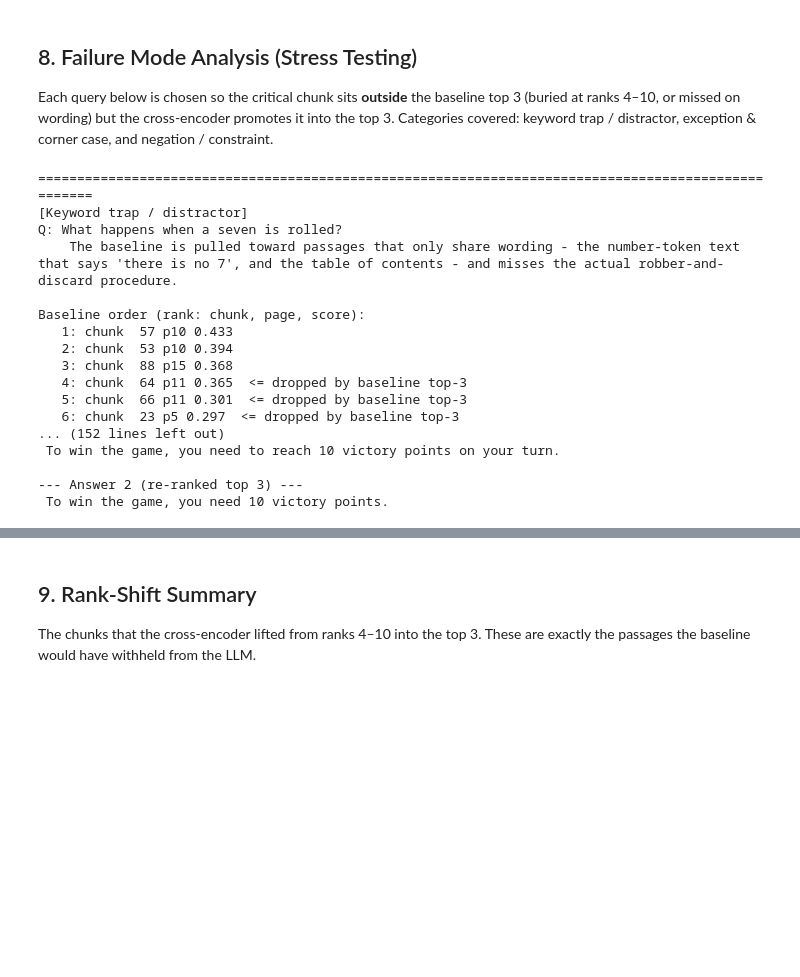
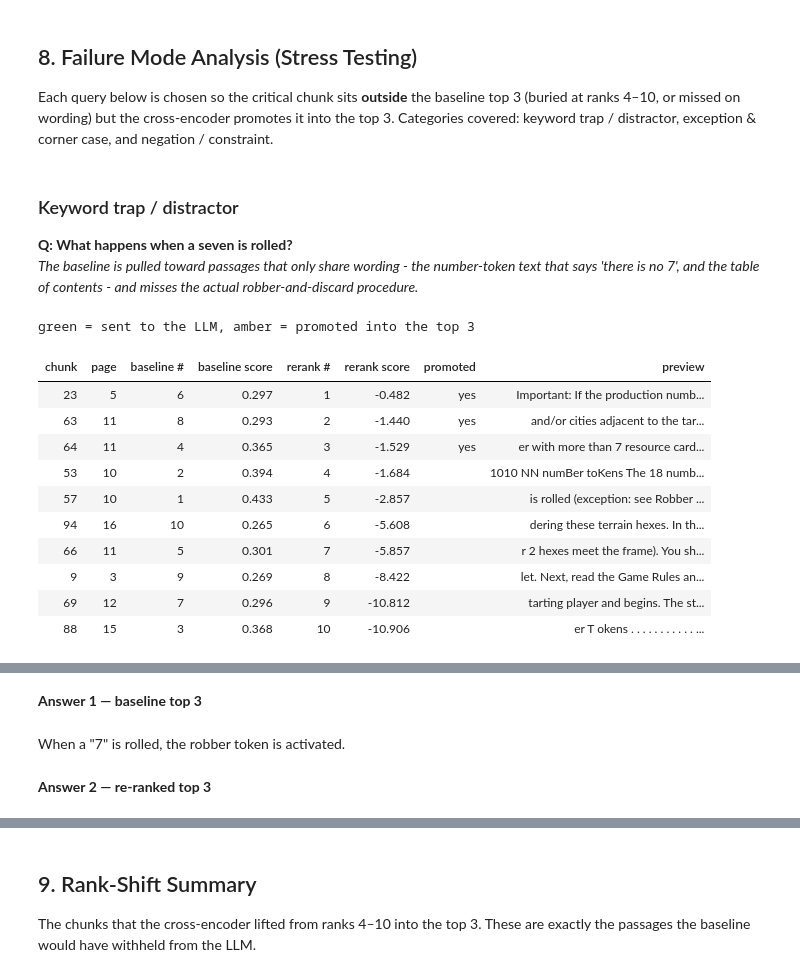
Before and after one commit to iParamModi/lma-assn-1, a Jupyter notebook: rag_assignment.ipynb, the cells around one changed output, grey strips where cells are left out. Cells and saved outputs as stored; diff of their text form; code cells hidden in the pictures; blank space fills up the shorter version.

```diff
--- a/rag_assignment.ipynb
+++ b/rag_assignment.ipynb
@@ -294,79 +327,58 @@ FAILURE_QUERIES = [
     },
     {
         "category": "Negation / constraint",
         "query": "Can I give away resource cards to another player as a gift?",
         "note": "The governing rule is a prohibition ('you cannot give away cards'); the bi-encoder "
                 "blurs the negative and surfaces generic trading text instead.",
     },
     {
         "category": "Buried specific (ranks 4-10)",
         "query": "How many points do I need to win?",
         "note": "The exact victory-point total appears in one worked example, buried below several "
                 "passages that mention points in general.",
     },
 ]
 
 
-def analyse(query, note="", category="", make_answers=True):
-    base = baseline_retrieve(query, TOP_K)
-    base_ids = [c["id"] for c in base]
-    reranked = rerank(query, base)
-    rr_ids = [c["id"] for c in reranked]
-
-    print("=" * 100)
-    if category:
-        print(f"[{category}]")
-    print("Q:", query)
-    if note:
-        print("   ", note)
-    print("\nBaseline order (rank: chunk, page, score):")
-    for rank, c in enumerate(base, start=1):
-        mark = "  <= dropped by baseline top-3" if rank > TOP_N else ""
-        print(f"  {rank:>2}: chunk {c['id']:>3} p{chunks[c['id']]['page']} {c['score']:.3f}{mark}")
-
-    print("\nRe-ranked order:")
-    for rank, c in enumerate(reranked, start=1):
-        print(f"  {rank:>2}: chunk {c['id']:>3} p{chunks[c['id']]['page']} {c['score']:.3f}")
+def analyse(query, note="", category=""):
+    base, base_ids, reranked, rr_ids = run_both(query)
+    display(Markdown(f"### {category}\n**Q: {query}**  \n_{note}_"))
+    display(style_ranking(ranking_table(base, reranked),
+                          "green = sent to the LLM, amber = promoted into the top 3"))
 
     promoted = [i for i in rr_ids[:TOP_N] if i in base_ids[TOP_N:]]
-    records = []
+    records, lines = [], []
     for pid in promoted:
-        before = base_ids.index(pid) + 1
-        after = rr_ids.index(pid) + 1
+        before, after = base_ids.index(pid) + 1, rr_ids.index(pid) + 1
         records.append({"query": query, "category": category, "chunk": pid,
                         "page": chunks[pid]["page"],
                         "baseline_rank": before, "rerank_rank": after})
-        print(f"\nPROMOTED chunk {pid}: baseline #{before} -> re-rank #{after} (page {chunks[pid]['page']})")
-        print("   ", chunk_texts[pid][:240].replace("\n", " "))
+        lines.append(f"- **chunk {pid}** (page {chunks[pid]['page']}): "
+                     f"baseline #{before} → re-rank #{after}  \n  _{preview(pid, 150)}_")
+    if lines:
+        display(Markdown("**Promoted into the top 3**\n\n" + "\n".join(lines)))
 
-    answers = {}
-    if make_answers:
-        answers["baseline"] = generate_answer(query, base_ids[:TOP_N])
-        answers["rerank"] = generate_answer(query, rr_ids[:TOP_N])
-        print("\n--- Answer 1 (baseline top 3) ---\n", answers["baseline"])
-        print("\n--- Answer 2 (re-ranked top 3) ---\n", answers["rerank"])
+    show_answers(generate_answer(query, base_ids[:TOP_N]),
+                 generate_answer(query, rr_ids[:TOP_N]))
     return records
 
 
 rank_shift_records = []
 for item in FAILURE_QUERIES:
     rank_shift_records += analyse(item["query"], item["note"], item["category"])
-    print()
 # %% [output]
+### Keyword trap / distractor
+**Q: What happens when a seven is rolled?**
+_The baseline is pulled toward passages that only share wording - the number-token text that says 'there is no 7', and the table of contents - and misses the actual robber-and-discard procedure._
-====================================================================================================
-[Keyword trap / distractor]
-Q: What happens when a seven is rolled?
-    The baseline is pulled toward passages that only share wording - the number-token text that says 'there is no 7', and the table of contents - and misses the actual robber-and-discard procedure.
-
-Baseline order (rank: chunk, page, score):
-   1: chunk  57 p10 0.433
-   2: chunk  53 p10 0.394
-   3: chunk  88 p15 0.368
-   4: chunk  64 p11 0.365  <= dropped by baseline top-3
-   5: chunk  66 p11 0.301  <= dropped by baseline top-3
-   6: chunk  23 p5 0.297  <= dropped by baseline top-3
-... (152 lines left out)
- To win the game, you need to reach 10 victory points on your turn.
-
---- Answer 2 (re-ranked top 3) ---
- To win the game, you need 10 victory points.
+green = sent to the LLM, amber = promoted into the top 3
+| chunk | page | baseline # | baseline score | rerank # | rerank score | promoted | preview |
+| 23 | 5 | 6 | 0.297 | 1 | -0.482 | yes | Important: If the production numb... |
+| 63 | 11 | 8 | 0.293 | 2 | -1.440 | yes | and/or cities adjacent to the tar... |
+| 64 | 11 | 4 | 0.365 | 3 | -1.529 | yes | er with more than 7 resource card... |
+| 53 | 10 | 2 | 0.394 | 4 | -1.684 |  | 1010 NN numBer toKens The 18 numb... |
+| 57 | 10 | 1 | 0.433 | 5 | -2.857 |  | is rolled (exception: see Robber ... |
+| 94 | 16 | 10 | 0.265 | 6 | -5.608 |  | dering these terrain hexes. In th... |
+| 66 | 11 | 5 | 0.301 | 7 | -5.857 |  | r 2 hexes meet the frame). You sh... |
+| 9 | 3 | 9 | 0.269 | 8 | -8.422 |  | let. Next, read the Game Rules an... |
+| 69 | 12 | 7 | 0.296 | 9 | -10.812 |  | tarting player and begins. The st... |
+| 88 | 15 | 3 | 0.368 | 10 | -10.906 |  | er T okens . . . . . . . . . . . ... |
@@ -372,0 +393,3 @@ Baseline order (rank: chunk, page, score):
+**Answer 1 — baseline top 3**
+When a "7" is rolled, the robber token is activated.
+**Answer 2 — re-ranked top 3**
```
Also changed, not shown: parts of 9 cells of this notebook.
